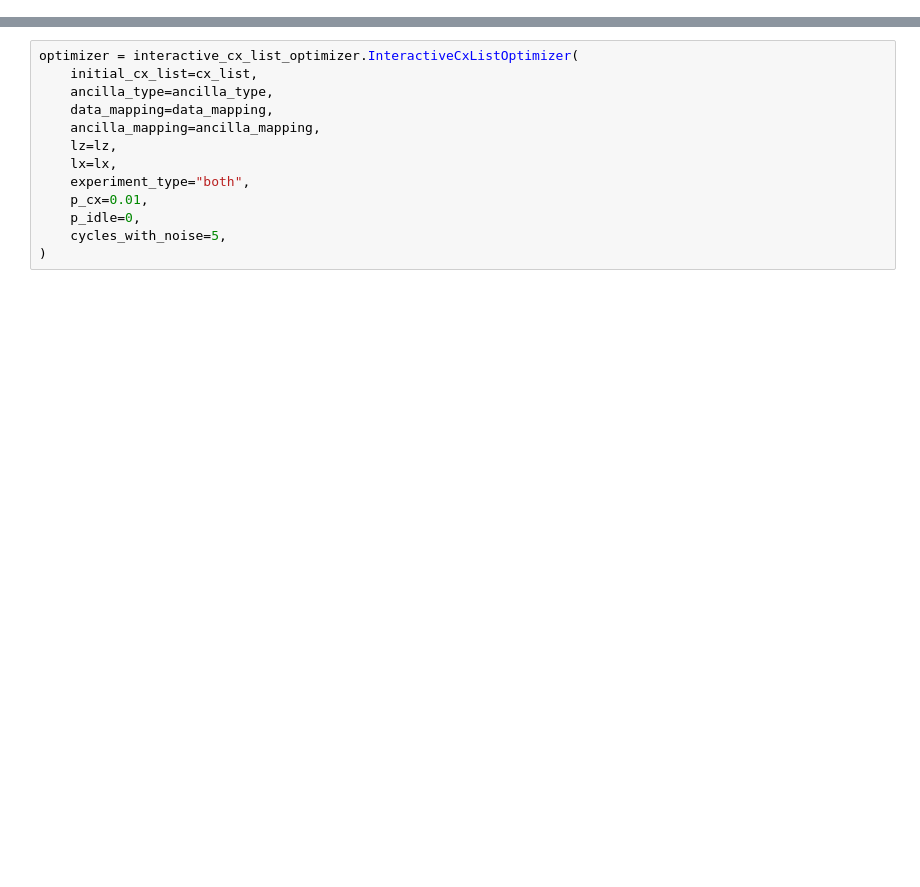
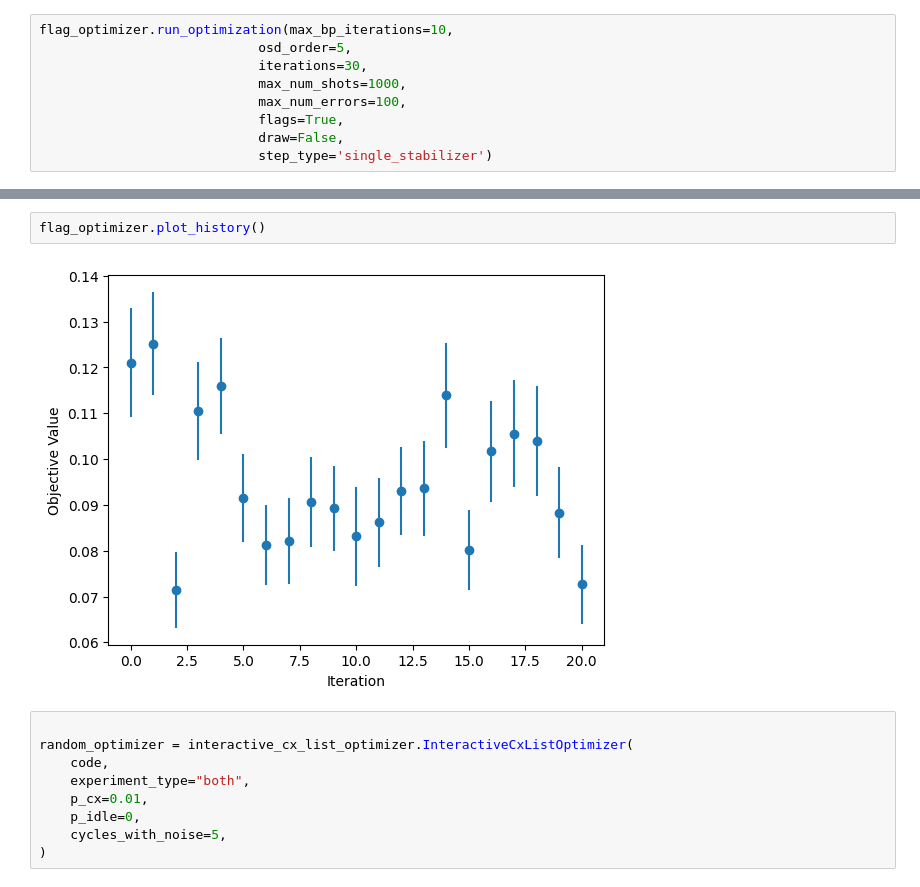
Before and after one commit to kishonyWIS/ldpc_optimization, a Jupyter notebook: shuffle_all_cxs/surface_code_optimization.ipynb, the cells around one changed output, grey strips where cells are left out. Cells and saved outputs as stored; diff of their text form; blank space fills up the shorter version.

```diff
--- a/shuffle_all_cxs/surface_code_optimization.ipynb
+++ b/shuffle_all_cxs/surface_code_optimization.ipynb
@@ -21,0 +15,9 @@ random_permutation_within_each_stabilizer(cx_list)
+# %%
+flag_optimizer.run_optimization(max_bp_iterations=10,
+                            osd_order=5,
+                            iterations=30,
+                            max_num_shots=1000,
+                            max_num_errors=100,
+                            flags=True,
+                            draw=False,
+                            step_type='single_stabilizer')
@@ -22,11 +57,11 @@ random_permutation_within_each_stabilizer(cx_list)
+# %%
+flag_optimizer.plot_history()
+# %% [output]
+[figure, added]
 # %%
-optimizer = interactive_cx_list_optimizer.InteractiveCxListOptimizer(
-    initial_cx_list=cx_list,
-    ancilla_type=ancilla_type,
-    data_mapping=data_mapping,
-    ancilla_mapping=ancilla_mapping,
-    lz=lz,
-    lx=lx,
+
+random_optimizer = interactive_cx_list_optimizer.InteractiveCxListOptimizer(
+    code,
     experiment_type="both",
     p_cx=0.01,
     p_idle=0,
```
Also changed, not shown: parts of 11 cells of this notebook, 4 other files.
